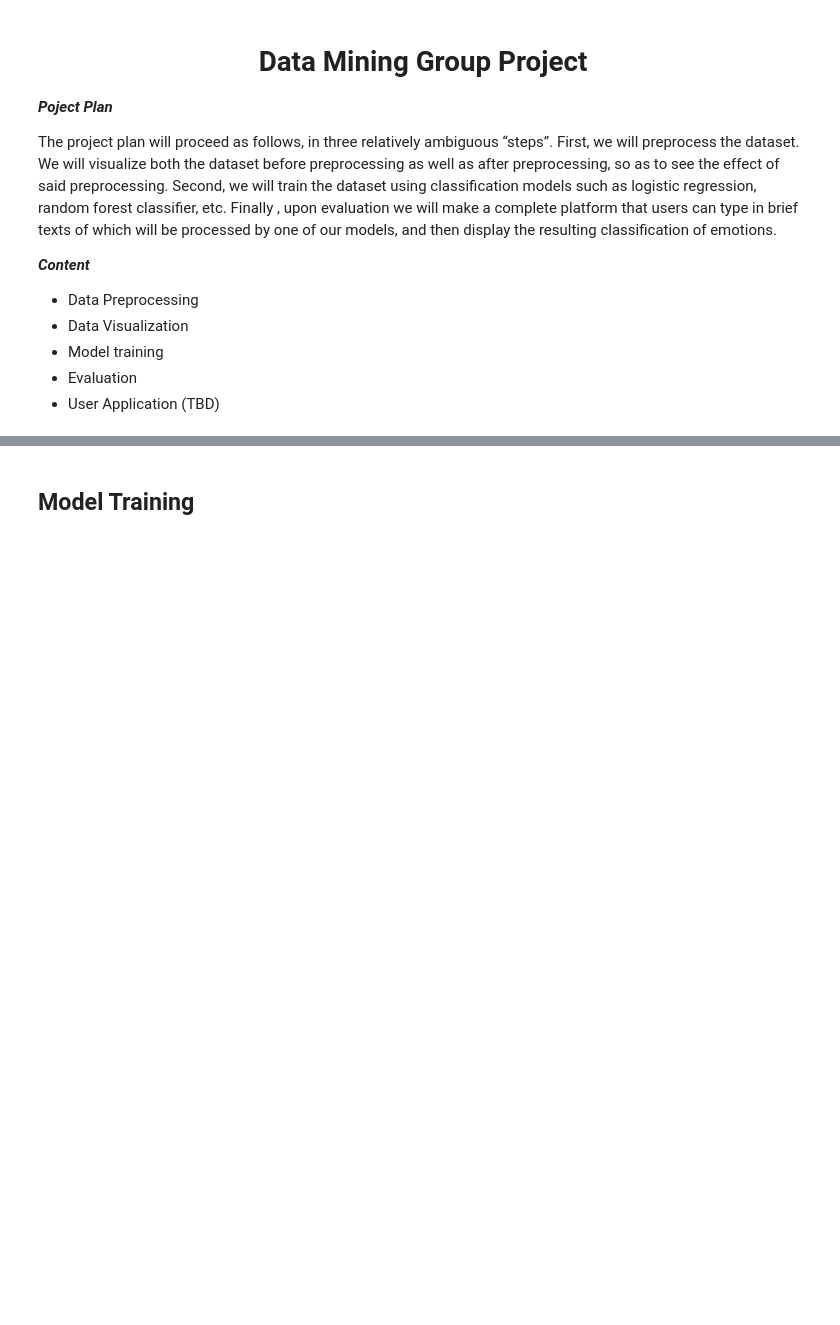
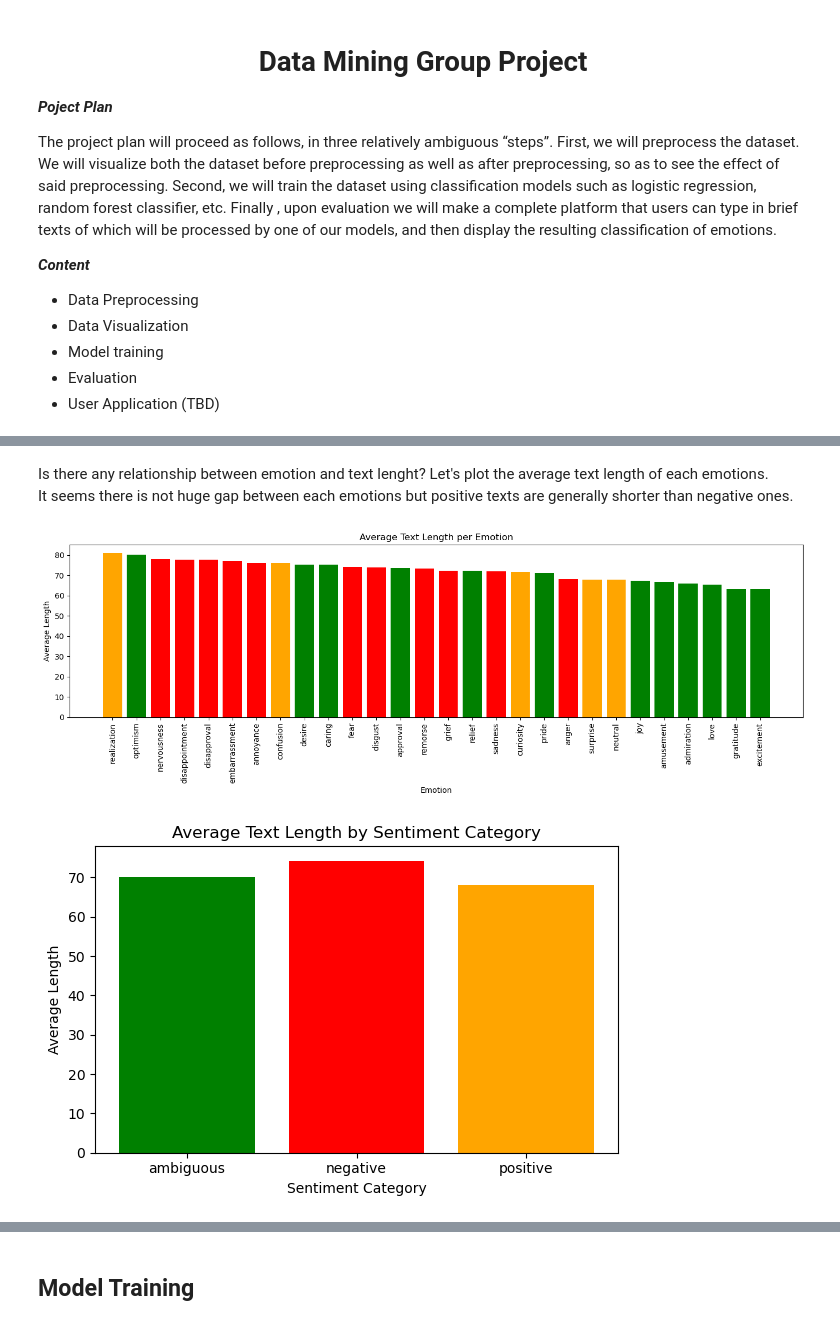
Before and after one commit to woonghan172/Data-mining-project, a Jupyter notebook: main.ipynb, the cells around one changed output, grey strips where cells are left out. Cells and saved outputs as stored; diff of their text form; code cells hidden in the pictures; blank space fills up the shorter version.

```diff
--- a/main.ipynb
+++ b/main.ipynb
@@ -28,0 +294,12 @@ goemo1.head()
+# %%
+df_combined['length'] = df_combined['text'].apply(len)
+
+max_len = df_combined["length"].max()
+min_len = df_combined["length"].min()
+avg_len = df_combined["length"].mean()
+median_len = df_combined["length"].median()
+
+print(f"Maximum text length: {max_len}")
+print(f"Minimum text length: {min_len}")
+print(f"Average text length: {avg_len:.2f}")
+print(f"Median text length: {median_len}")
@@ -29,2 +311,68 @@ goemo1.head()
+# %% [markdown]
+Is there any relationship between emotion and text lenght? Let's plot the average text length of each emotions.
+It seems there is not huge gap between each emotions but positive texts are generally shorter than negative ones.
+# %%
+
+
+# Average text length per emotion (only where emotion==1)
+avg_len_per_emotion = {
+    emo: df_combined.loc[df_combined[emo]==1, "length"].mean()
+    for emo in emotion_cols
+}
+
+avg_len_per_emotion = pd.Series(avg_len_per_emotion).sort_values(ascending=False)
+
+# Sentiment color mapping
+def get_color(emo):
+    if emo in senti_mapping["positive"]:
+        return "green"
+    elif emo in senti_mapping["negative"]:
+        return "red"
+    elif emo in senti_mapping["ambiguous"]:
+        return "orange"
+    else:
+        return "gray"
+
+colors = [get_color(e) for e in avg_len_per_emotion.index]
+
+# Plot per emotion with colors
+plt.figure(figsize=(14,5))
+plt.bar(avg_len_per_emotion.index, avg_len_per_emotion.values, color=colors)
+plt.title("Average Text Length per Emotion")
+plt.xlabel("Emotion")
+plt.ylabel("Average Length")
+plt.xticks(rotation=90)
+plt.tight_layout()
+plt.show()
+
+# Average text length per sentiment category (positive / negative / ambiguous)
+positive = sorted(set(senti_mapping.get("positive", [])) & set(emotion_cols))
+negative = sorted(set(senti_mapping.get("negative", [])) & set(emotion_cols))
+ambiguous = sorted(set(senti_mapping.get("ambiguous", [])) & set(emotion_cols))
+
+pos_mask = df_combined[positive].any(axis=1) if positive else pd.Series(False, index=df_combined.index)
+neg_mask = df_combined[negative].any(axis=1) if negative else pd.Series(False, index=df_combined.index)
+amb_mask = df_combined[ambiguous].any(axis=1) if ambiguous else pd.Series(False, index=df_combined.index)
+
+avg_len_pos = df_combined.loc[pos_mask, "length"].mean()
+avg_len_neg = df_combined.loc[neg_mask, "length"].mean()
+avg_len_amb = df_combined.loc[amb_mask, "length"].mean()
+
+category_avgs = pd.Series({
+    "positive": avg_len_pos,
+    "negative": avg_len_neg,
+    "ambiguous": avg_len_amb
+}).sort_index()
+
+plt.figure(figsize=(6, 4))
+plt.bar(category_avgs.index, category_avgs.values, color=["green","red","orange"])
+plt.title("Average Text Length by Sentiment Category")
+plt.xlabel("Sentiment Category")
+plt.ylabel("Average Length")
+plt.tight_layout()
+plt.show()
+# %% [output]
+[figure, added]
+[figure, added]
 # %% [markdown]
 ## Data Preprocessing
```
Also changed, not shown: parts of 31 cells of this notebook, 11 other files.
